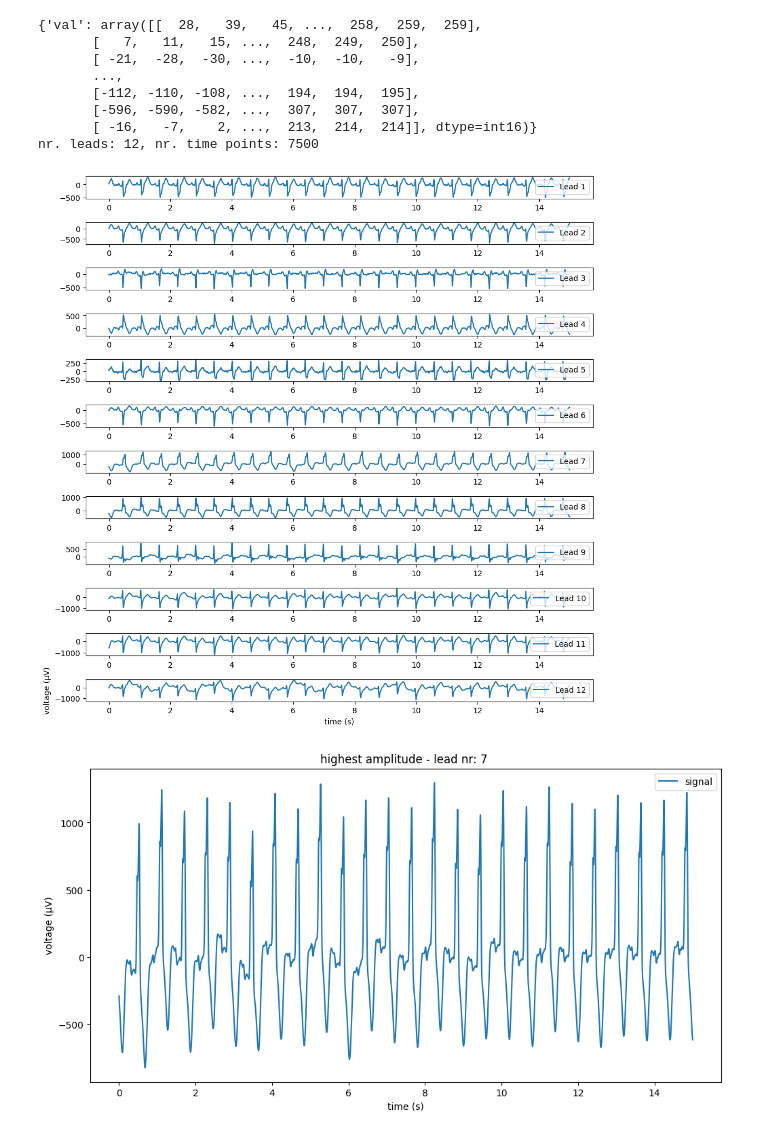
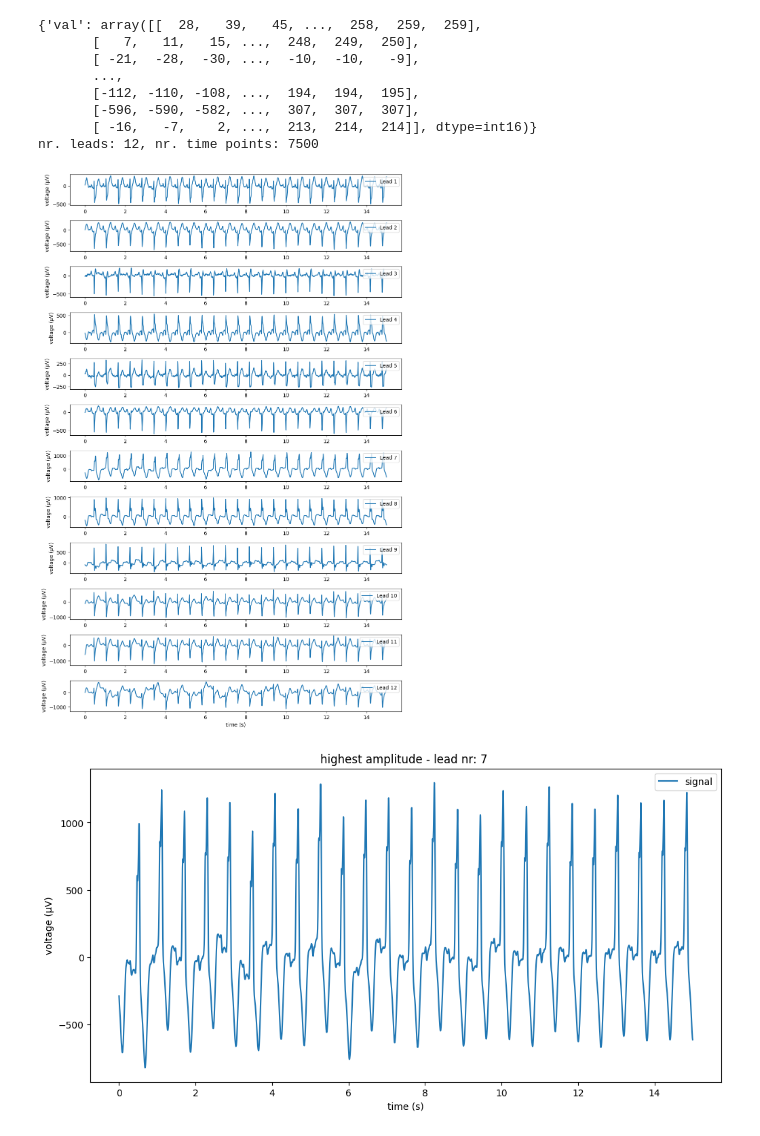
Before and after one commit to rfahrn/Time-Series-Exercises, a Jupyter notebook: exercise_1.ipynb, the cells around one changed output. Saved outputs shown, nothing was run; the diff lists cells and outputs as text; code cells hidden in the pictures.

```diff
--- a/exercise_1.ipynb
+++ b/exercise_1.ipynb
@@ -28,17 +27,17 @@ nr. leads: 12, nr. time points: 7500
 # %%
 # exercise 1b
 frequency = 500
-times = np.arange(num_time_points) / frequency
+times = np.arange(num_time_points) / frequency # x axis values
 
-plt.figure(figsize=(10, 10))
-for i in range(num_leads):
+plt.figure(figsize=(10, 15))
+for i in range(num_leads): # create plot for each lead
     plt.subplot(num_leads, 1, i + 1)
     plt.plot(times, val[i, :], label=f'Lead {i+1}')
     plt.legend(loc='upper right')
+    plt.ylabel('voltage (µV)', loc='center')
 plt.tight_layout()
 plt.xlabel('time (s)', loc='center')
-plt.ylabel('voltage (µV)', loc='center')
 plt.show()
 # %% [output]
-[figure, old version]
+[figure, new version]
 # %%
```
Also changed, not shown: parts of 5 cells of this notebook.
